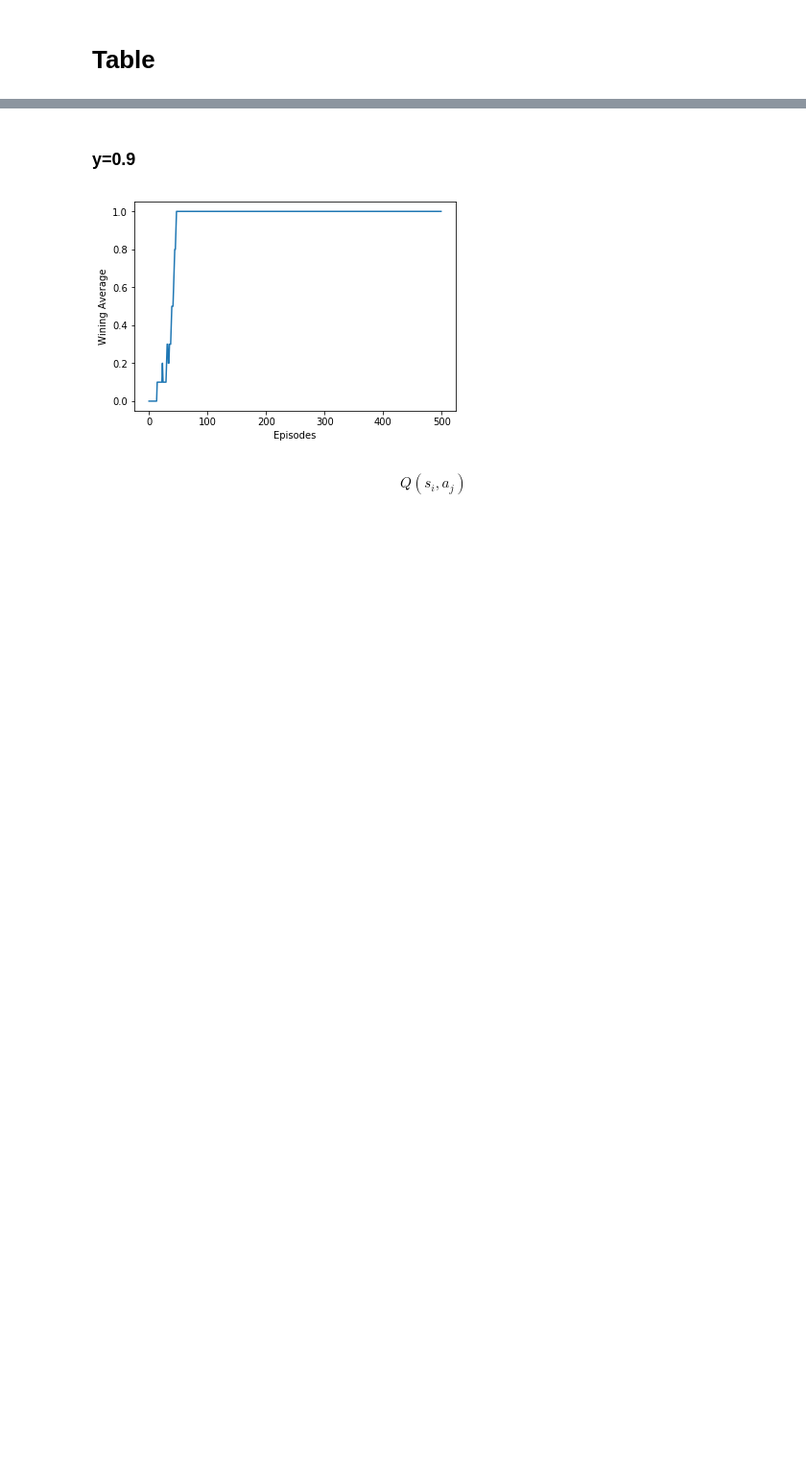
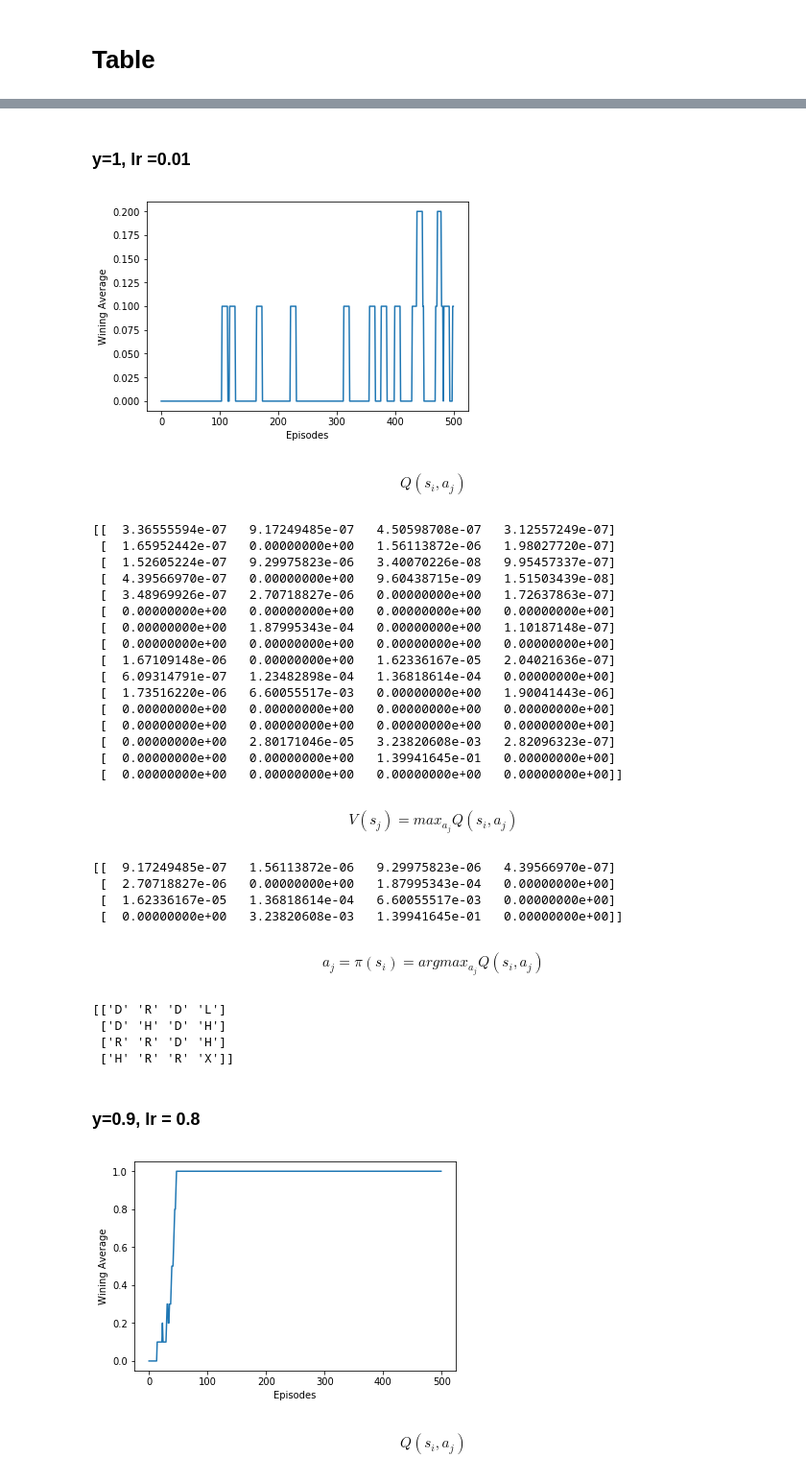
Before and after one commit to lab-ml-itba/Reinforcement_Learning, a Jupyter notebook: 2_Frozen_lake.ipynb, the cells around one changed output, grey strips where cells are left out. Shown at 96% size. Drawn from its saved outputs; the diff is of its cells as text; code cells hidden in the pictures; blank space fills up the shorter version.

```diff
--- a/2_Frozen_lake.ipynb
+++ b/2_Frozen_lake.ipynb
@@ -173,6 +179,45 @@ $$a_j = \pi(s_i) = argmax_{a_j} Q(s_i,a_j)$$
  ['H' 'R' 'R' 'X']]
+# %% [markdown]
+### y=1, lr =0.01
+# %%
+num_episodes = 500
+Q_ns_table, acummulated_average_ns_table, rList = estimate_Q(env_not_slippery,
+                                                             num_episodes=num_episodes,
+                                                             y = 1, MA_window = 10,
+                                                             debug=False,
+                                                            lr = 0.01)
+show_results(Q_ns_table, acummulated_average_ns_table)
+# %% [output]
+[figure, added]
+$$Q(s_i,a_j)$$
+[[  3.36555594e-07   9.17249485e-07   4.50598708e-07   3.12557249e-07]
+ [  1.65952442e-07   0.00000000e+00   1.56113872e-06   1.98027720e-07]
+ [  1.52605224e-07   9.29975823e-06   3.40070226e-08   9.95457337e-07]
+ [  4.39566970e-07   0.00000000e+00   9.60438715e-09   1.51503439e-08]
+ [  3.48969926e-07   2.70718827e-06   0.00000000e+00   1.72637863e-07]
+ [  0.00000000e+00   0.00000000e+00   0.00000000e+00   0.00000000e+00]
+ [  0.00000000e+00   1.87995343e-04   0.00000000e+00   1.10187148e-07]
+ [  0.00000000e+00   0.00000000e+00   0.00000000e+00   0.00000000e+00]
+ [  1.67109148e-06   0.00000000e+00   1.62336167e-05   2.04021636e-07]
+ [  6.09314791e-07   1.23482898e-04   1.36818614e-04   0.00000000e+00]
+ [  1.73516220e-06   6.60055517e-03   0.00000000e+00   1.90041443e-06]
+ [  0.00000000e+00   0.00000000e+00   0.00000000e+00   0.00000000e+00]
+ [  0.00000000e+00   0.00000000e+00   0.00000000e+00   0.00000000e+00]
+ [  0.00000000e+00   2.80171046e-05   3.23820608e-03   2.82096323e-07]
+ [  0.00000000e+00   0.00000000e+00   1.39941645e-01   0.00000000e+00]
+ [  0.00000000e+00   0.00000000e+00   0.00000000e+00   0.00000000e+00]]
+$$V(s_j) = max_{a_j} Q(s_i,a_j)$$
+[[  9.17249485e-07   1.56113872e-06   9.29975823e-06   4.39566970e-07]
+ [  2.70718827e-06   0.00000000e+00   1.87995343e-04   0.00000000e+00]
+ [  1.62336167e-05   1.36818614e-04   6.60055517e-03   0.00000000e+00]
+ [  0.00000000e+00   3.23820608e-03   1.39941645e-01   0.00000000e+00]]
+$$a_j = \pi(s_i) = argmax_{a_j} Q(s_i,a_j)$$
+[['D' 'R' 'D' 'L']
+ ['D' 'H' 'D' 'H']
+ ['R' 'R' 'D' 'H']
+ ['H' 'R' 'R' 'X']]
 # %% [markdown]
-### y=0.9
+### y=0.9, lr = 0.8
 # %%
 # Si 'y' es bajo, los valores de Q tardan mas en pasar
 # np.random.randn(1,env.action_space.n)*(1./(i+1))
```
Also changed, not shown: parts of 8 cells of this notebook, 1 other file.
